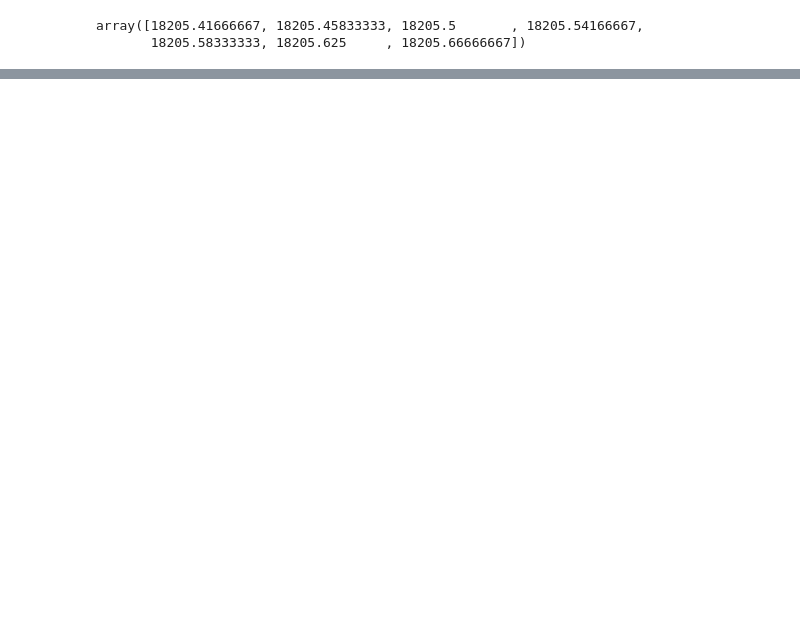
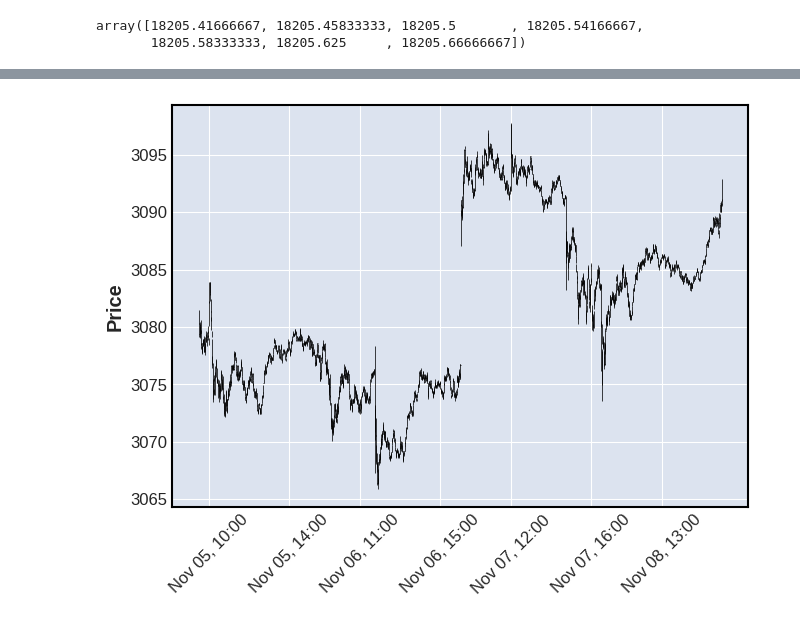
Before and after one commit to dino-g/mplfinance, a Jupyter notebook: examples/scratch_pad/xticks_experiments.ipynb, the cells around one changed output, grey strips where cells are left out. Saved outputs shown, nothing was run; the diff lists cells and outputs as text; code cells hidden in the pictures; blank space fills up the shorter version.

```diff
--- a/examples/scratch_pad/xticks_experiments.ipynb
+++ b/examples/scratch_pad/xticks_experiments.ipynb
@@ -507,0 +639,4 @@ array([18205.41666667, 18205.45833333, 18205.5       , 18205.54166667,
+# %%
+fig
+# %% [output]
+[figure, added]
```
Also changed, not shown: parts of 17 cells of this notebook, 1 other file.
